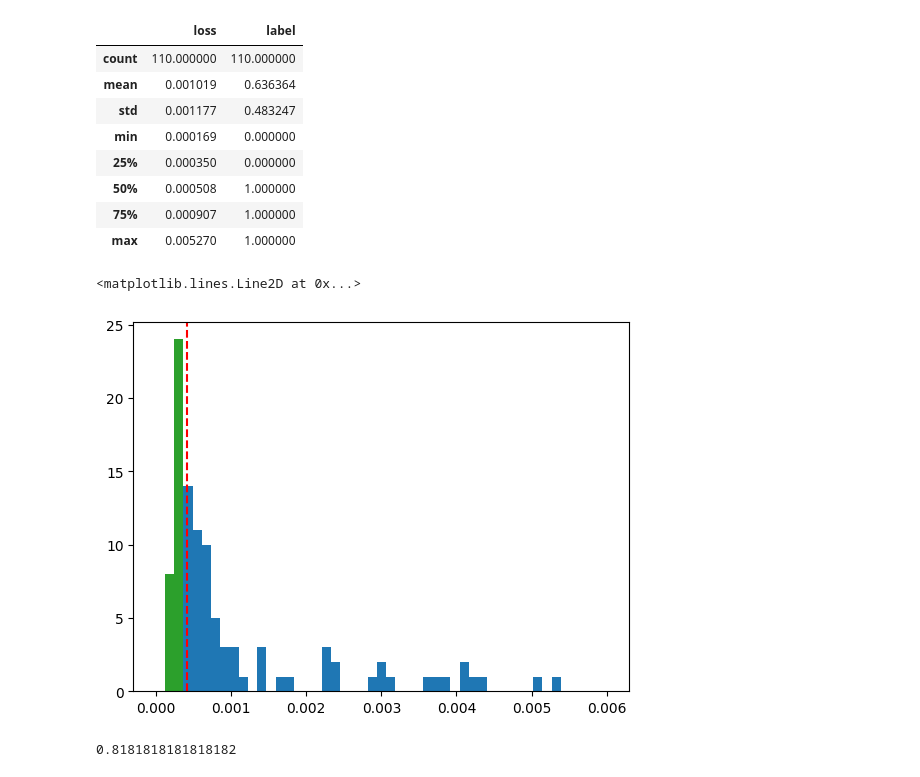
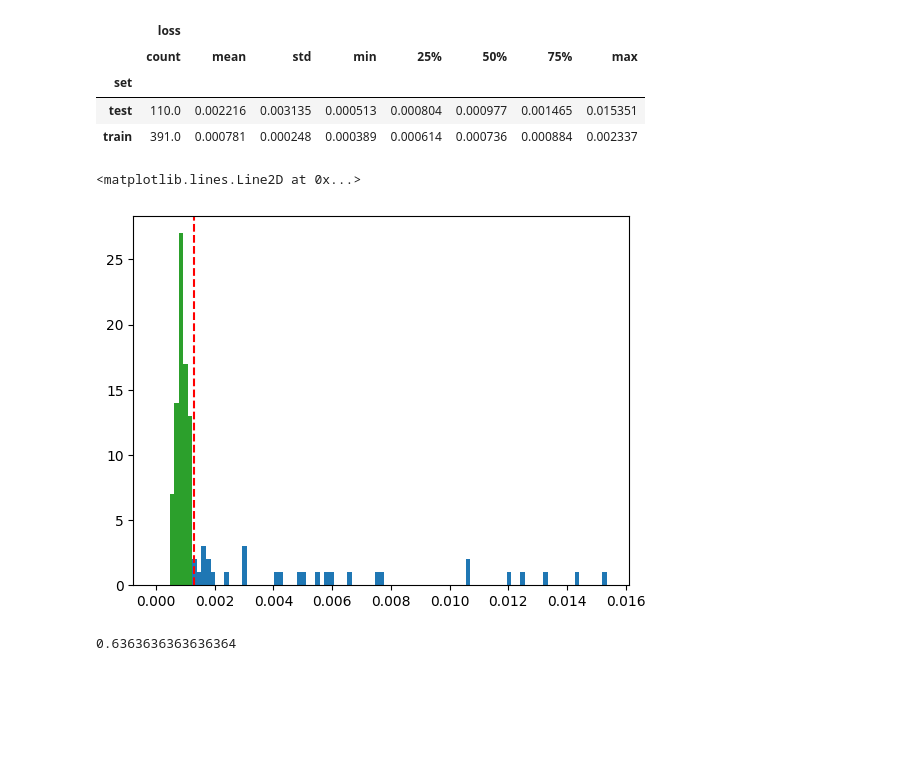
Before and after one commit to es-ude/anomaly-detection-demo, a Jupyter notebook: notebooks/anomaly_detection.ipynb, the cells around one changed output. Saved outputs shown, nothing was run; the diff lists cells and outputs as text; code cells hidden in the pictures; blank space fills up the shorter version.

Commit message:
smaller but nonfunctional model and some improvements

```diff
--- a/notebooks/anomaly_detection.ipynb
+++ b/notebooks/anomaly_detection.ipynb
@@ -76,46 +76,52 @@ Text(0.5, 1.0, 'Reconstructed')
 # %%
-loss_fn = torch.nn.MSELoss()
+data: dict[str, Any] = {"set": [], "idx": [], "loss": [], "label": []}
 
-losses, labels = [], []
-for original, label in ds_test:
-    with torch.no_grad():
-        original = original.unsqueeze(dim=0)
-        reconstructed = model(original)
-        loss = loss_fn(reconstructed, original)
-        losses.append(loss.item())
-        labels.append(label)
+def perform_inference(ds: MVTecAD, set_name: str) -> None:
+    loss_fn = torch.nn.MSELoss()
 
-df = pd.DataFrame.from_dict({"loss": losses, "label": labels})
+    for idx, (original, label) in enumerate(ds):
+        with torch.no_grad():
+            original = original.unsqueeze(dim=0)
+
+            reconstructed = model(original)
+            loss = loss_fn(reconstructed, original)
+
+            data["set"].append(set_name)
+            data["idx"].append(idx)
+            data["loss"].append(loss.item())
+            data["label"].append(label)
+
+perform_inference(ds_train, "train")
+perform_inference(ds_test, "test")
+
+df = pd.DataFrame.from_dict(data)
 # %%
-df.describe()
+df[["set", "loss"]].groupby("set").describe()
 # %% [output]
-|  | loss | label |
-| count | 110.000000 | 110.000000 |
-| mean | 0.001019 | 0.636364 |
-| std | 0.001177 | 0.483247 |
-| min | 0.000169 | 0.000000 |
-| 25% | 0.000350 | 0.000000 |
-| 50% | 0.000508 | 1.000000 |
-| 75% | 0.000907 | 1.000000 |
-| max | 0.005270 | 1.000000 |
+|  | loss |  |  |  |  |  |  |  |
+|  | count | mean | std | min | 25% | 50% | 75% | max |
+| set |  |  |  |  |  |  |  |  |
+| test | 110.0 | 0.002216 | 0.003135 | 0.000513 | 0.000804 | 0.000977 | 0.001465 | 0.015351 |
+| train | 391.0 | 0.000781 | 0.000248 | 0.000389 | 0.000614 | 0.000736 | 0.000884 | 0.002337 |
 # %%
-normal_fraction = (df["label"] == 0).sum() / len(df)
-decision_boundary = df["loss"].quantile(normal_fraction)
+decision_boundary = df[df["set"] == "train"]["loss"].quantile(0.95)
 df["prediction"] = 0
 df.loc[df["loss"] > decision_boundary, "prediction"] = 1
+# %%
+df_test = df[df["set"] == "test"]
 # %%
-bins = np.linspace(0, 6e-3, 50)
-plt.hist(df[df["prediction"] == 0]["loss"], bins, color="tab:green")
-plt.hist(df[df["prediction"] == 1]["loss"], bins, color="tab:blue")
+bins = np.linspace(0, df_test["loss"].max(), 100)
+plt.hist(df_test[df_test["prediction"] == 0]["loss"], bins, color="tab:green")
+plt.hist(df_test[df_test["prediction"] == 1]["loss"], bins, color="tab:blue")
 plt.axvline(x=decision_boundary, color="r", linestyle="--")
 # %% [output]
 <matplotlib.lines.Line2D at 0x...>
-[figure, old version]
+[figure, new version]
 # %%
-accuracy = sum(df["label"] == df["prediction"]) / len(df)
+accuracy = sum(df_test["label"] == df_test["prediction"]) / len(df_test)
 accuracy
 # %% [output]
-0.8181818181818182
+0.6363636363636364
 # %%
 df.sort_values(by="loss", ascending=False).head(10)
 # %% [output]
```
Also changed, not shown: parts of 6 cells of this notebook, 4 other files.
